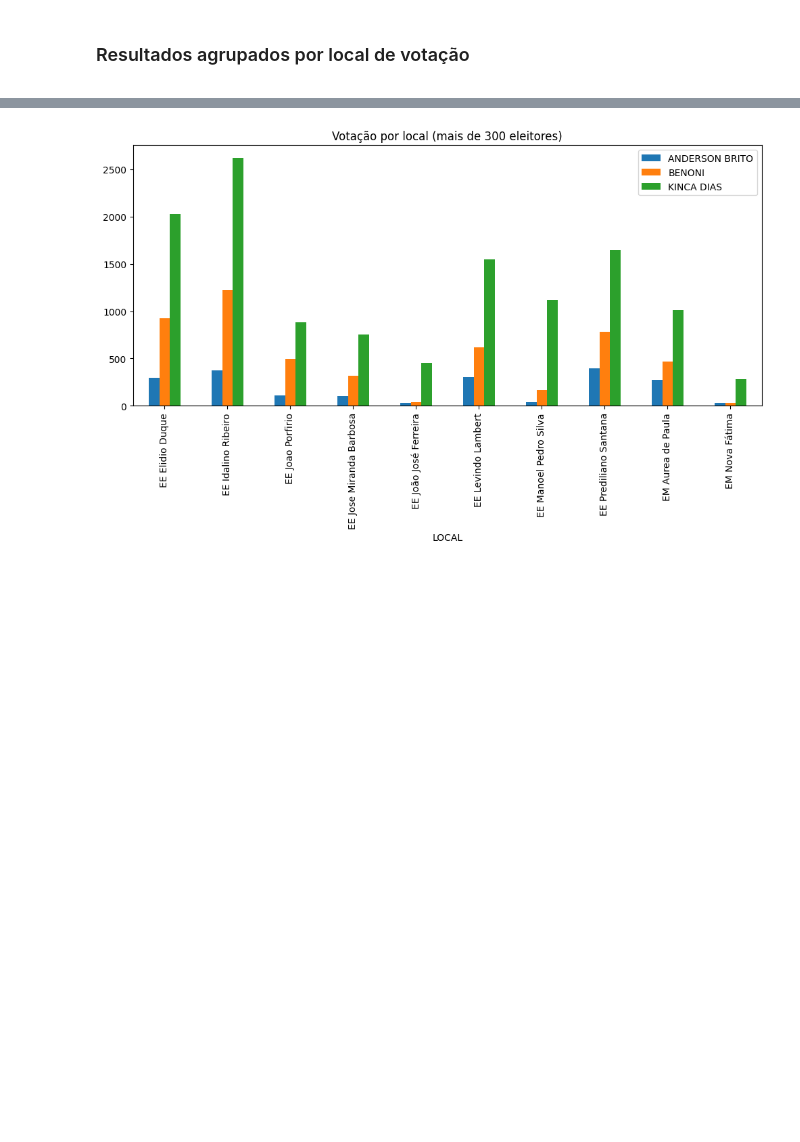
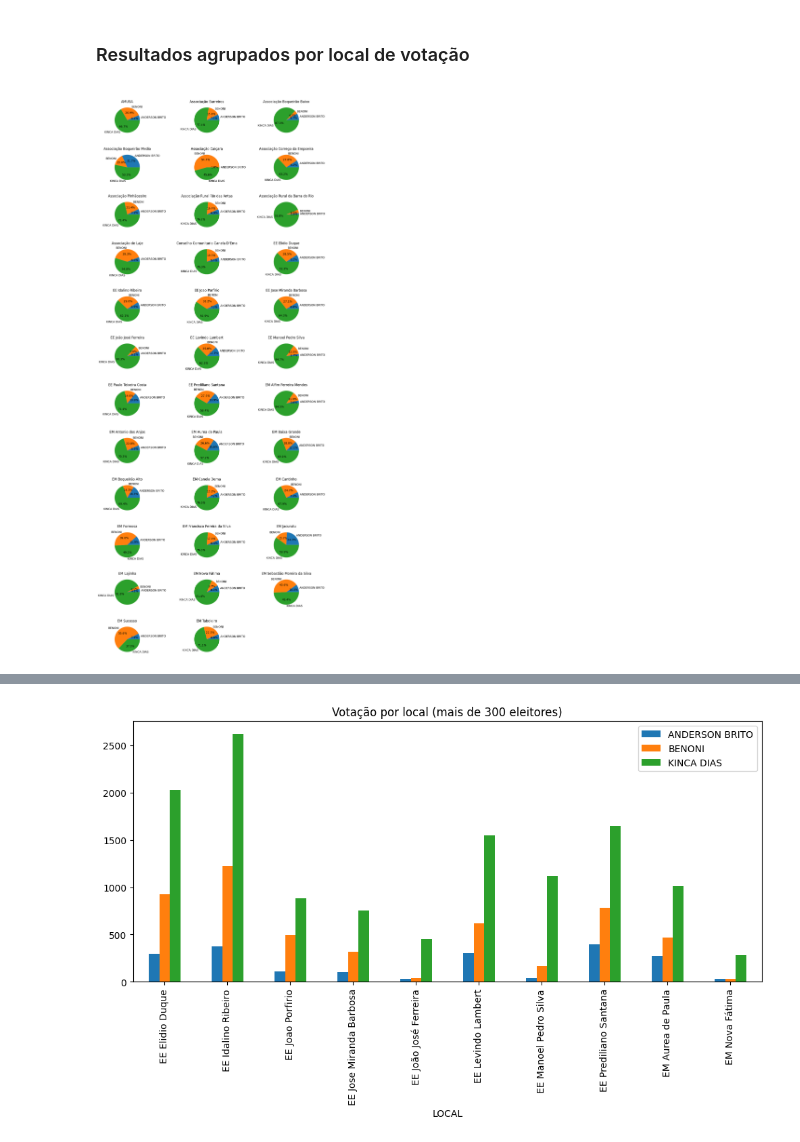
Before and after one commit to nfmmendes/eleicoes-salinas-2024, a Jupyter notebook: Resultado eleições municipais - Salinas(MG) 2024.ipynb, the cells around one changed output, grey strips where cells are left out. Saved outputs shown, nothing was run; the diff lists cells and outputs as text; code cells hidden in the pictures; blank space fills up the shorter version.

Commit message:
Add pie chart by section

```diff
--- a/Resultado eleições municipais - Salinas(MG) 2024.ipynb
+++ b/Resultado eleições municipais - Salinas(MG) 2024.ipynb
@@ -61,6 +62,21 @@ total_style = pd.Series("font-weight: bold;", index=["TOTAL"])
 # %% [markdown]
 <h3> Resultados agrupados por local de votação </h3>
 <a id="prefeito-por-local"></a>
+# %%
+numero_de_secoes = len(dg.index) - 1
+size_grid = 3
+fig, ax = plt.subplots(math.ceil(numero_de_secoes/size_grid), size_grid, figsize=(14, 36))
+fig.subplots_adjust(wspace=0.4, hspace=0.5)
+
+for index, row in dg.iloc[:-1][colunas_absoluto].reset_index().iterrows():
+    ax[int(index/size_grid)][index%size_grid].pie(row[colunas_absoluto], labels = colunas_absoluto, autopct='%1.1f%%');
+    ax[int(index/size_grid)][index%size_grid].set_title(row['LOCAL'])
+
+for index in range(math.ceil(numero_de_secoes/size_grid)*size_grid):
+    if index >= numero_de_secoes:
+        ax[int(index/size_grid)][index%size_grid].remove()
+# %% [output]
+[figure, added]
 # %%
 # APLICA ESTILOS E MOSTRA TABELA
 colunas_absoluto = dg.loc[:, :"TOTAL"].columns[:-1]
```
Also changed, not shown: parts of 1 cell of this notebook.
